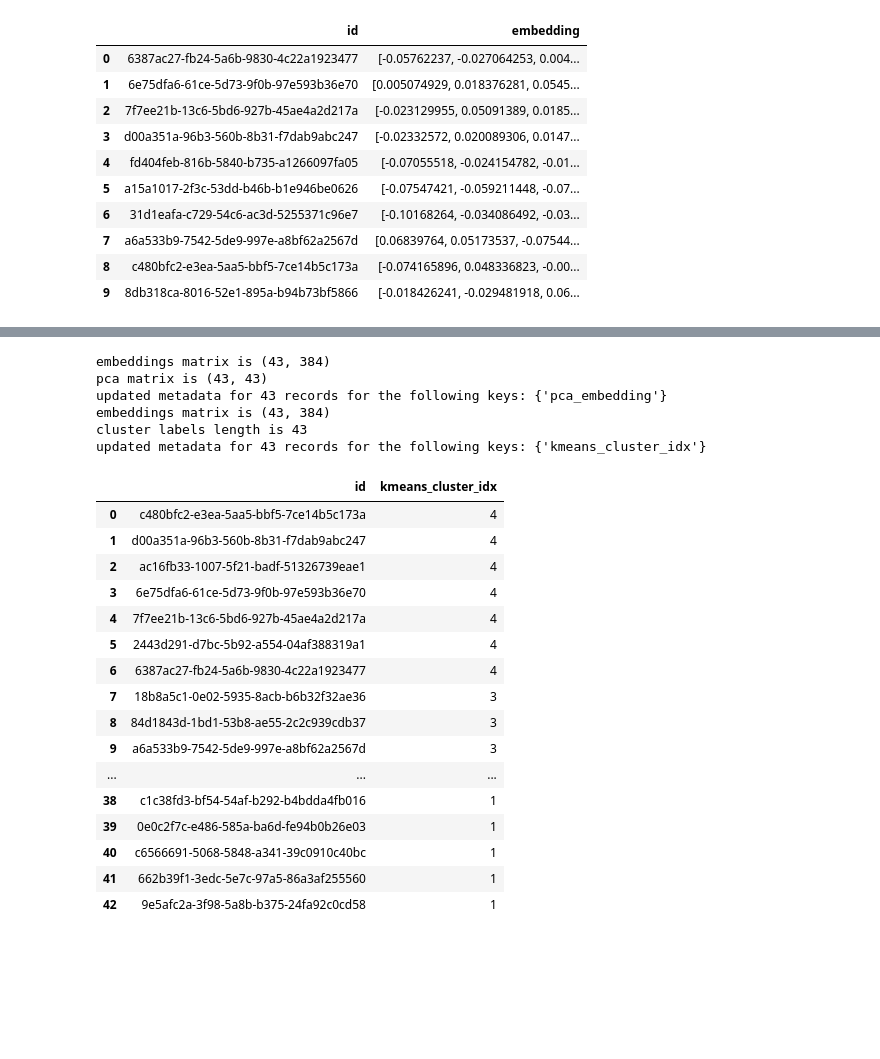
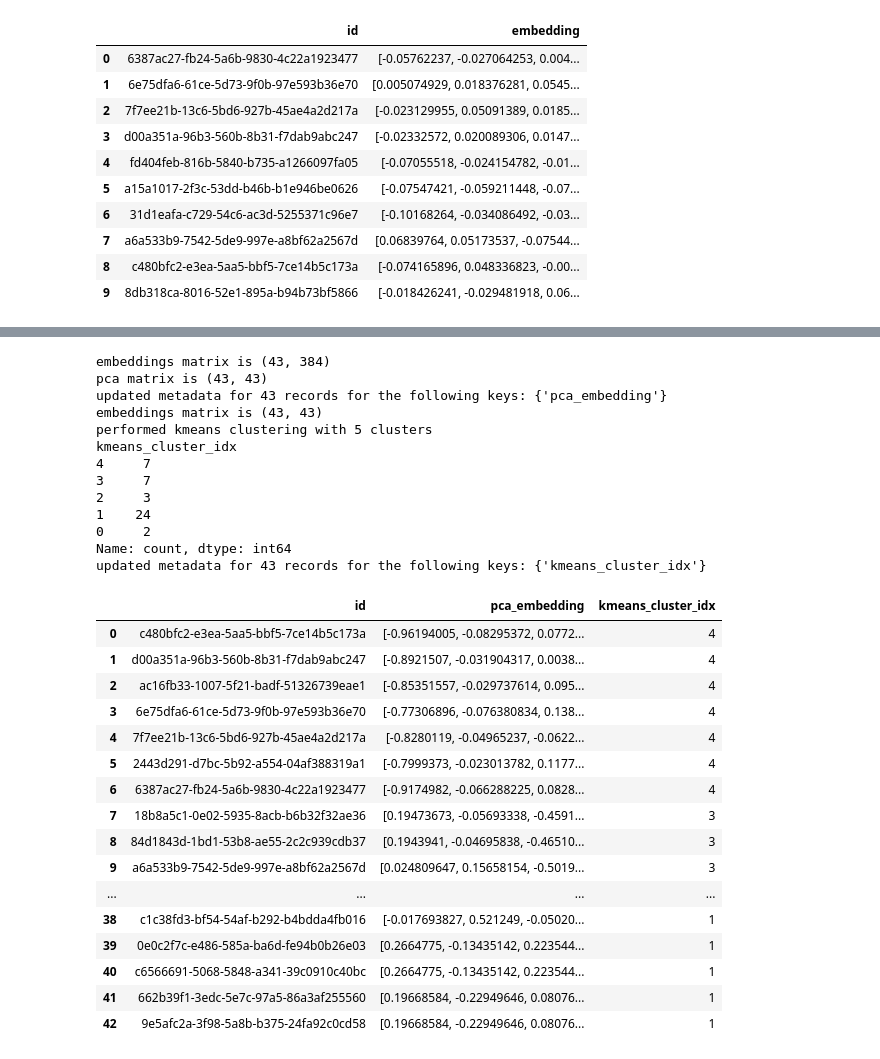
Before and after one commit to Shroff20/rag2, a Jupyter notebook: demo.ipynb, the cells around one changed output, grey strips where cells are left out. Saved outputs shown, nothing was run; the diff lists cells and outputs as text; code cells hidden in the pictures; blank space fills up the shorter version.

```diff
--- a/demo.ipynb
+++ b/demo.ipynb
@@ -102,38 +101,49 @@ You have the following options to install or run MATLAB:
 
 (source: HW 1 - Cave Flyer.pdf)
 # %%
-from source.cluster import ClusterAnalyis
+import source.cluster as cluster_analysis
+importlib.reload(cluster_analysis)
 
-CA = ClusterAnalyis(VD)
+CA = cluster_analysis.ClusterAnalyis(VD)
 
 
 CA.calculate_pca()
-
 CA.perform_kmeans_clustering(n_clusters=5)
 
 
-VD.get(keep_cols = ['id', 'kmeans_cluster_idx'])
+df = VD.get(keep_cols = ['id', 'kmeans_cluster_idx', 'pca_embedding'])
 # %% [output]
 embeddings matrix is (43, 384)
 pca matrix is (43, 43)
 updated metadata for 43 records for the following keys: {'pca_embedding'}
-embeddings matrix is (43, 384)
-cluster labels length is 43
+embeddings matrix is (43, 43)
+performed kmeans clustering with 5 clusters
+kmeans_cluster_idx
+4     7
+3     7
+2     3
+1    24
+0     2
+Name: count, dtype: int64
 updated metadata for 43 records for the following keys: {'kmeans_cluster_idx'}
-|  | id | kmeans_cluster_idx |
-| 0 | c480bfc2-e3ea-5aa5-bbf5-7ce14b5c173a | 4 |
-| 1 | d00a351a-96b3-560b-8b31-f7dab9abc247 | 4 |
-| 2 | ac16fb33-1007-5f21-badf-51326739eae1 | 4 |
-| 3 | 6e75dfa6-61ce-5d73-9f0b-97e593b36e70 | 4 |
-| 4 | 7f7ee21b-13c6-5bd6-927b-45ae4a2d217a | 4 |
-| 5 | 2443d291-d7bc-5b92-a554-04af388319a1 | 4 |
-| 6 | 6387ac27-fb24-5a6b-9830-4c22a1923477 | 4 |
-| 7 | 18b8a5c1-0e02-5935-8acb-b6b32f32ae36 | 3 |
-| 8 | 84d1843d-1bd1-53b8-ae55-2c2c939cdb37 | 3 |
-| 9 | a6a533b9-7542-5de9-997e-a8bf62a2567d | 3 |
-| ... | ... | ... |
-| 38 | c1c38fd3-bf54-54af-b292-b4bdda4fb016 | 1 |
-| 39 | 0e0c2f7c-e486-585a-ba6d-fe94b0b26e03 | 1 |
-| 40 | c6566691-5068-5848-a341-39c0910c40bc | 1 |
-| 41 | 662b39f1-3edc-5e7c-97a5-86a3af255560 | 1 |
-| 42 | 9e5afc2a-3f98-5a8b-b375-24fa92c0cd58 | 1 |
+# %%
+df = VD.get(keep_cols = ['id', 'kmeans_cluster_idx', 'pca_embedding'])
+df
+# %% [output]
+|  | id | pca_embedding | kmeans_cluster_idx |
+| 0 | c480bfc2-e3ea-5aa5-bbf5-7ce14b5c173a | [-0.96194005, -0.08295372, 0.0772... | 4 |
+| 1 | d00a351a-96b3-560b-8b31-f7dab9abc247 | [-0.8921507, -0.031904317, 0.0038... | 4 |
+| 2 | ac16fb33-1007-5f21-badf-51326739eae1 | [-0.85351557, -0.029737614, 0.095... | 4 |
+| 3 | 6e75dfa6-61ce-5d73-9f0b-97e593b36e70 | [-0.77306896, -0.076380834, 0.138... | 4 |
+| 4 | 7f7ee21b-13c6-5bd6-927b-45ae4a2d217a | [-0.8280119, -0.04965237, -0.0622... | 4 |
+| 5 | 2443d291-d7bc-5b92-a554-04af388319a1 | [-0.7999373, -0.023013782, 0.1177... | 4 |
+| 6 | 6387ac27-fb24-5a6b-9830-4c22a1923477 | [-0.9174982, -0.066288225, 0.0828... | 4 |
+| 7 | 18b8a5c1-0e02-5935-8acb-b6b32f32ae36 | [0.19473673, -0.05693338, -0.4591... | 3 |
+| 8 | 84d1843d-1bd1-53b8-ae55-2c2c939cdb37 | [0.1943941, -0.04695838, -0.46510... | 3 |
+| 9 | a6a533b9-7542-5de9-997e-a8bf62a2567d | [0.024809647, 0.15658154, -0.5019... | 3 |
+| ... | ... | ... | ... |
+| 38 | c1c38fd3-bf54-54af-b292-b4bdda4fb016 | [-0.017693827, 0.521249, -0.05020... | 1 |
+| 39 | 0e0c2f7c-e486-585a-ba6d-fe94b0b26e03 | [0.2664775, -0.13435142, 0.223544... | 1 |
+| 40 | c6566691-5068-5848-a341-39c0910c40bc | [0.2664775, -0.13435142, 0.223544... | 1 |
+| 41 | 662b39f1-3edc-5e7c-97a5-86a3af255560 | [0.19668584, -0.22949646, 0.08076... | 1 |
+| 42 | 9e5afc2a-3f98-5a8b-b375-24fa92c0cd58 | [0.19668584, -0.22949646, 0.08076... | 1 |
```
Also changed, not shown: parts of 2 cells of this notebook, 2 other files.
